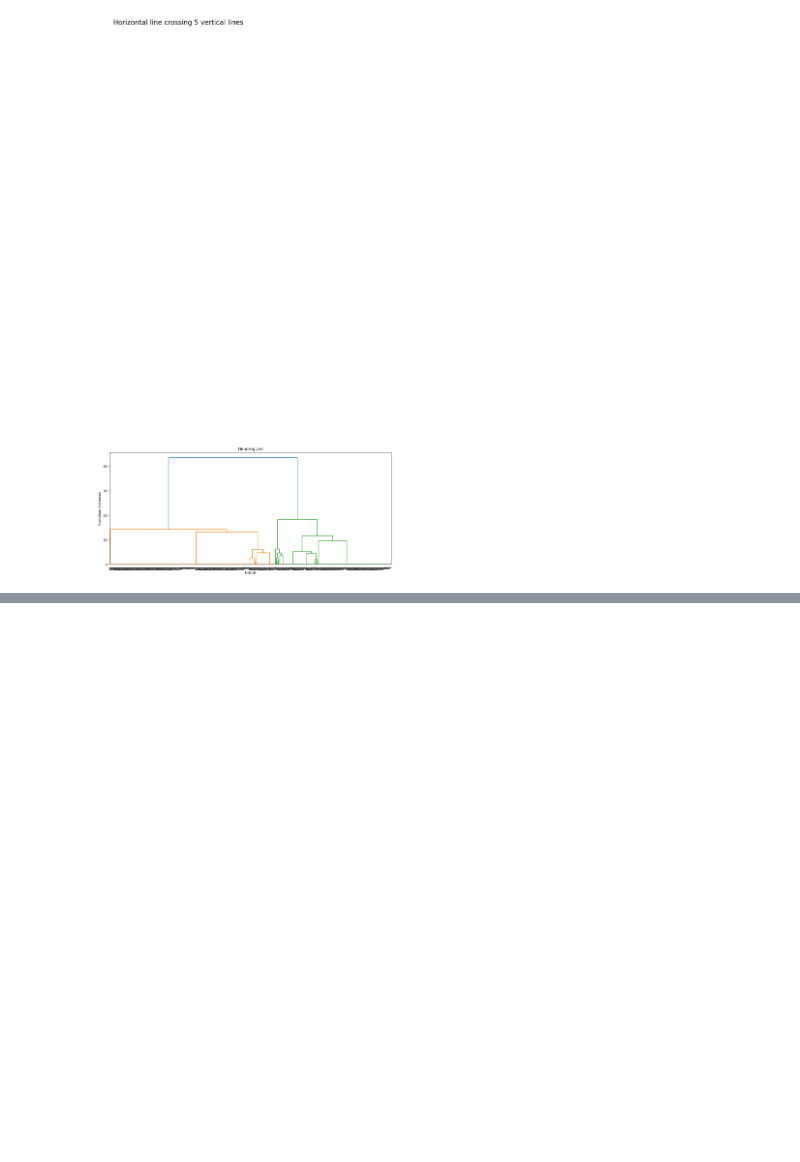
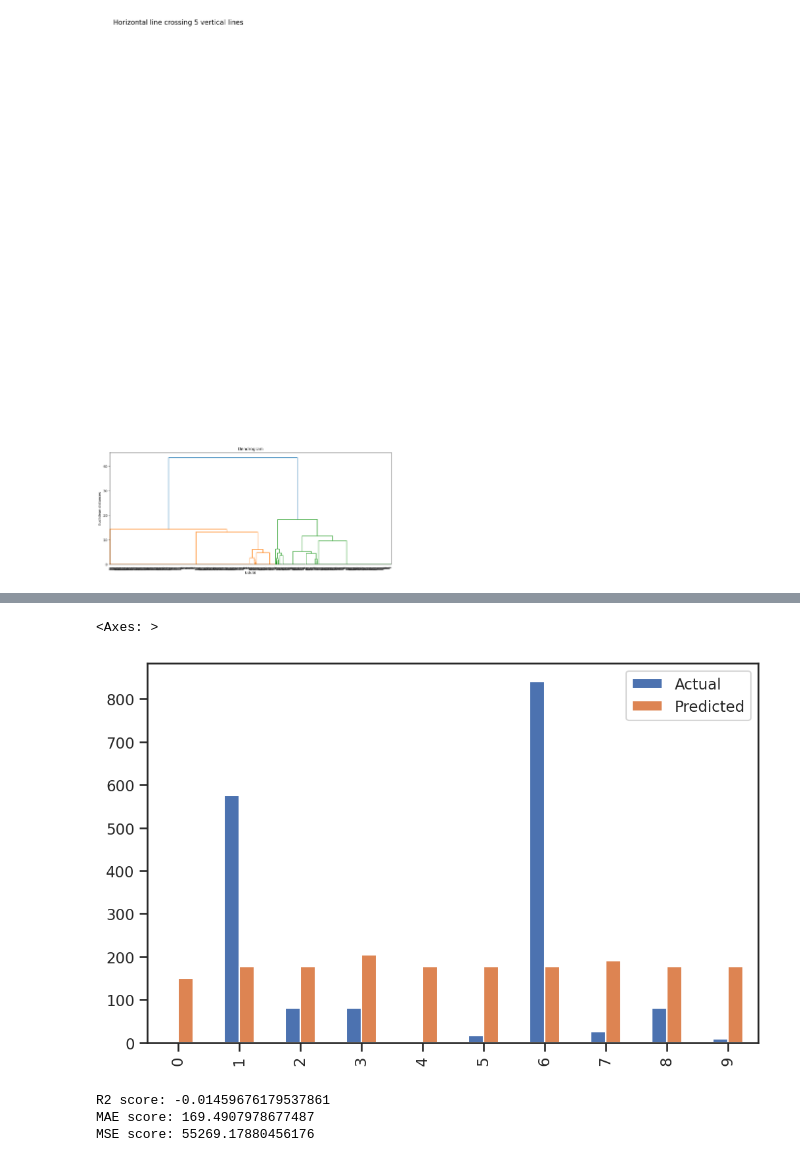
Before and after one commit to Sanya-05/EDA, a Jupyter notebook: ExploratoryDataAnalysisTheoryDA.ipynb, the cells around one changed output, grey strips where cells are left out. Drawn from its saved outputs; the diff is of its cells as text; code cells hidden in the pictures; blank space fills up the shorter version.

```diff
--- a/ExploratoryDataAnalysisTheoryDA.ipynb
+++ b/ExploratoryDataAnalysisTheoryDA.ipynb
@@ -1312,0 +1439,18 @@ plt.show()
+# %%
+#Scikit-learn needs to create features and target variables in arrays, so be careful when assigning columns to X and y:
+# Preparing the data
+X = df[['educ']]
+y = df[['expersq']]
+# %%
+# Splitting the dataset into train and test sets
+from sklearn.model_selection import train_test_split
+X_train, X_test, y_train, y_test = train_test_split(X, y, test_size = 0.3, random_state = 10)
+# %%
+#Now the final step is training the linear regression model. From the extremely powerful sklearn library, we import the LinearRegression() function to fit
+#our training dataset to the model. When we run LinearRegression().fit(), the function automatically calculates the OLS, which we discussed earlier, and
+#generates an appropriate line function:
+#Training a Linear Regression Model
+from sklearn.linear_model import LinearRegression
+regressor = LinearRegression()
+# Fitting the training data to our model
+regressor.fit(X_train, y_train)
@@ -1312,0 +1466,8 @@ plt.show()
+# %%
+#Before that, let's predict the y values with our model and evaluate it more. And a target variables DataFrame is also built:
+# predict the y values
+y_pred=regressor.predict(X_test)
+# a data frame with actual and predicted values of y
+evaluate = pd.DataFrame({'Actual': y_test.values.flatten(),
+'Predicted': y_pred.flatten()})
+evaluate.head(10)
@@ -1312,0 +1486,20 @@ plt.show()
+# %%
+#The preceding screenshot shows the difference between the actual values and the predicted values. We can see them if we plot them:
+evaluate.head(10).plot(kind = 'bar')
+# %% [output]
+<Axes: >
+[figure, added]
+# %%
+#Computing accuracy
+# Scoring the model
+from sklearn.metrics import r2_score, mean_squared_error, mean_absolute_error
+# R2 Score
+print(f"R2 score: {r2_score(y_test, y_pred)}")
+# Mean Absolute Error (MAE)
+print(f"MAE score: {mean_absolute_error(y_test, y_pred)}")
+# Mean Squared Error (MSE)
+print(f"MSE score: {mean_squared_error(y_test, y_pred)}")
+# %% [output]
+R2 score: -0.01459676179537861
+MAE score: 169.4907978677487
+MSE score: 55269.17880456176
```
Also changed, not shown: parts of 16 cells of this notebook.
